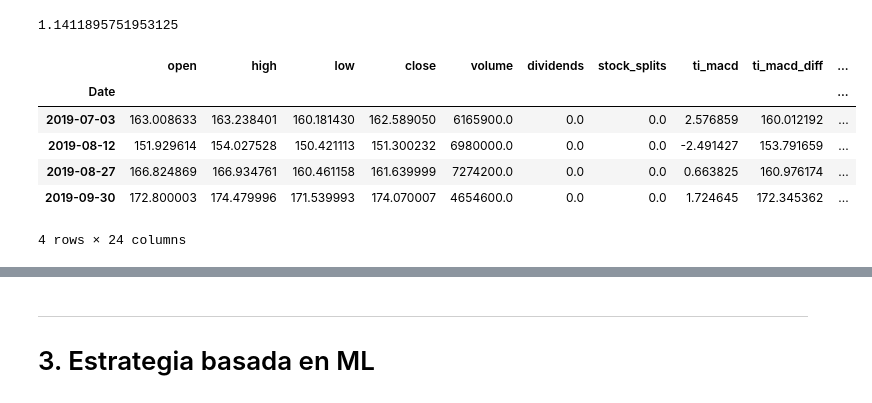
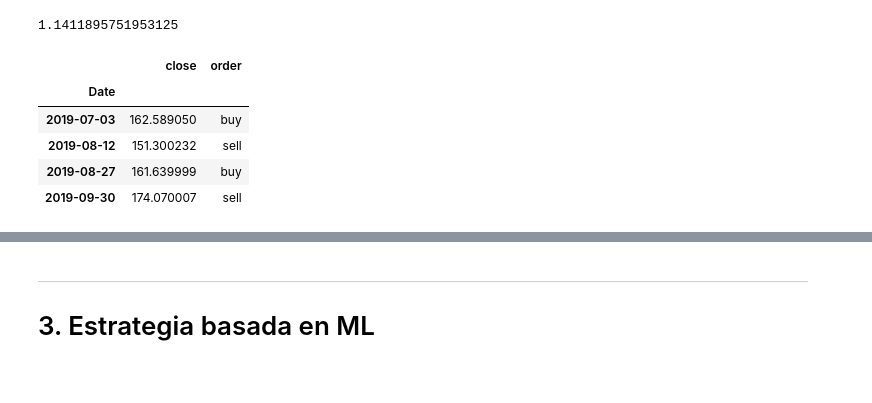
Before and after one commit to mfferrero/JOINS19_MLTA, a Jupyter notebook: Machine Learning technical Analysis with Python.ipynb, the cells around one changed output, grey strips where cells are left out. Saved outputs shown, nothing was run; the diff lists cells and outputs as text; code cells hidden in the pictures.

```diff
--- a/Machine Learning technical Analysis with Python.ipynb
+++ b/Machine Learning technical Analysis with Python.ipynb
@@ -143,15 +143,14 @@ pnl_macd
 # %% [output]
 1.1411895751953125
 # %%
-df_NVDA_macd[df_NVDA_macd.order != 'hold']
+df_NVDA_macd[df_NVDA_macd.order != 'hold'][['close', 'order']]
 # %% [output]
-|  | open | high | low | close | volume | dividends | stock_splits | ti_macd | ti_macd_diff | ... |
-| Date |  |  |  |  |  |  |  |  |  | ... |
-| 2019-07-03 | 163.008633 | 163.238401 | 160.181430 | 162.589050 | 6165900.0 | 0.0 | 0.0 | 2.576859 | 160.012192 | ... |
-| 2019-08-12 | 151.929614 | 154.027528 | 150.421113 | 151.300232 | 6980000.0 | 0.0 | 0.0 | -2.491427 | 153.791659 | ... |
-| 2019-08-27 | 166.824869 | 166.934761 | 160.461158 | 161.639999 | 7274200.0 | 0.0 | 0.0 | 0.663825 | 160.976174 | ... |
-| 2019-09-30 | 172.800003 | 174.479996 | 171.539993 | 174.070007 | 4654600.0 | 0.0 | 0.0 | 1.724645 | 172.345362 | ... |
+|  | close | order |
+| Date |  |  |
+| 2019-07-03 | 162.589050 | buy |
+| 2019-08-12 | 151.300232 | sell |
+| 2019-08-27 | 161.639999 | buy |
+| 2019-09-30 | 174.070007 | sell |
-4 rows × 24 columns
 # %%
 show_strategy_actions(df_NVDA_macd)
 # %% [output]
```
Also changed, not shown: parts of 12 cells of this notebook.
